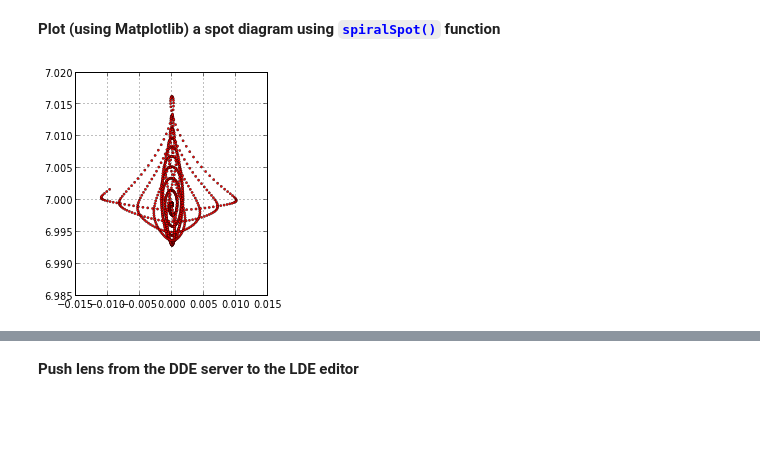
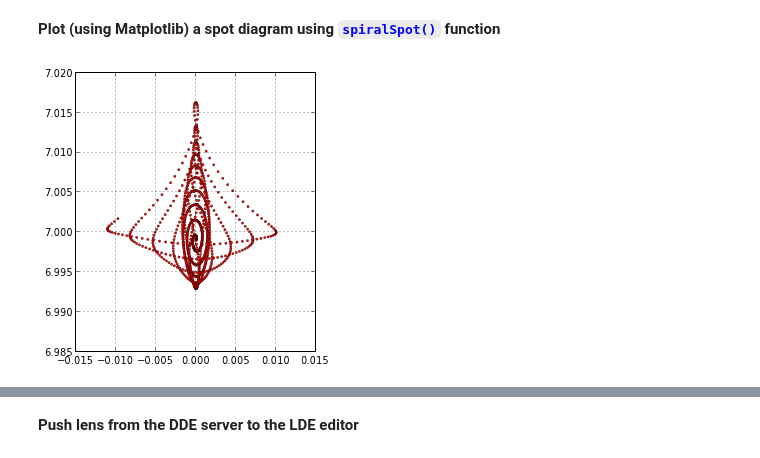
Before and after one commit to xzos/PyZDDE, a Jupyter notebook: IPNotebooks/pyZDDE_Usage_Test_In_Notebook.ipynb, the cells around one changed output, grey strips where cells are left out. Cells and saved outputs as stored; diff of their text form; code cells hidden in the pictures; blank space fills up the shorter version.

```diff
--- a/IPNotebooks/pyZDDE_Usage_Test_In_Notebook.ipynb
+++ b/IPNotebooks/pyZDDE_Usage_Test_In_Notebook.ipynb
@@ -48,11 +58,12 @@ l.zGetFile()
 # %% [markdown]
 **Plot (using Matplotlib) a spot diagram using <font color='blue'>`spiralSpot()`</font> function**
 # %%
-x,y,_,_ = l.spiralSpot(0.0,0.4,1,10,1000)
+x,y,_,_ = l.zSpiralSpot(0.0,0.4,1,10,1000)
 # %%
+figsize(8,5) # Set figure size of IPython figure
 sp = scatter(x, y, s=5, c='red', linewidth=0.35)
 grid()
 ax = gca()
 ax.set_aspect('equal')
 # %% [output]
-[figure, old version]
+[figure, new version]
```
Also changed, not shown: parts of 31 cells of this notebook, 7 other files.
